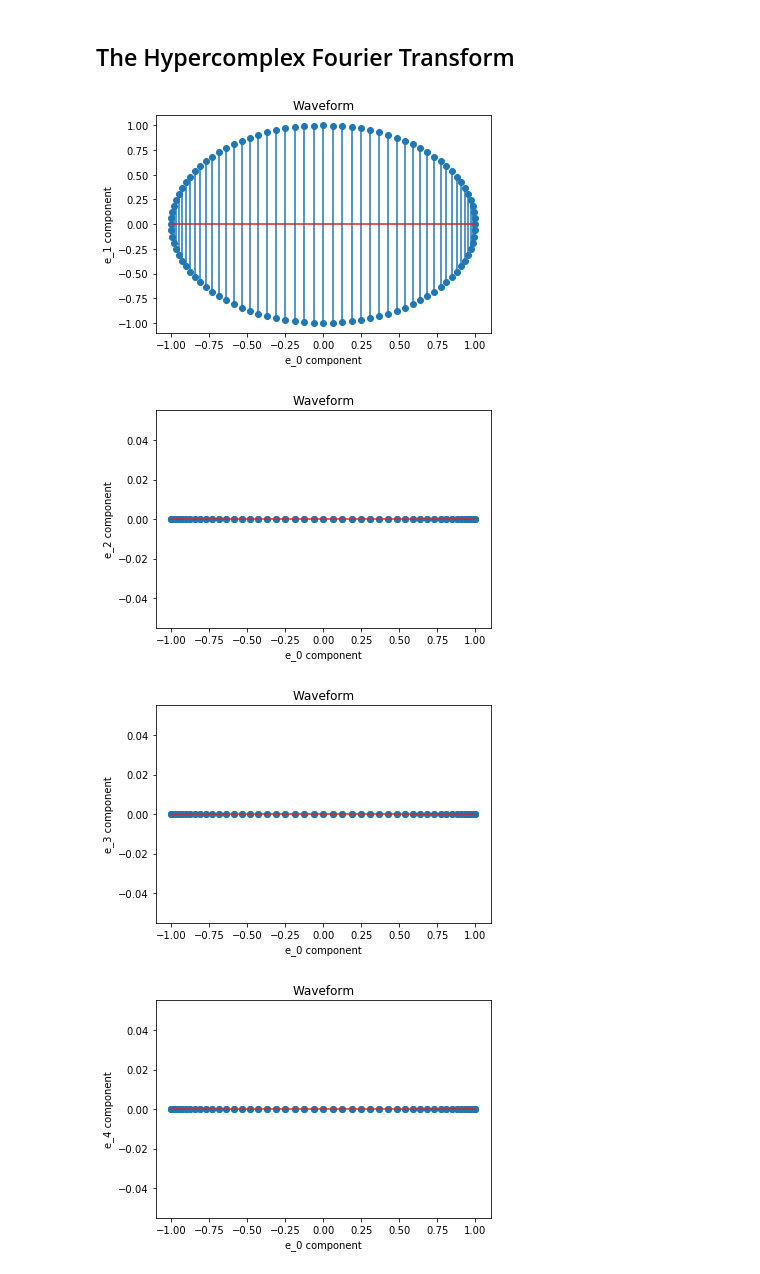
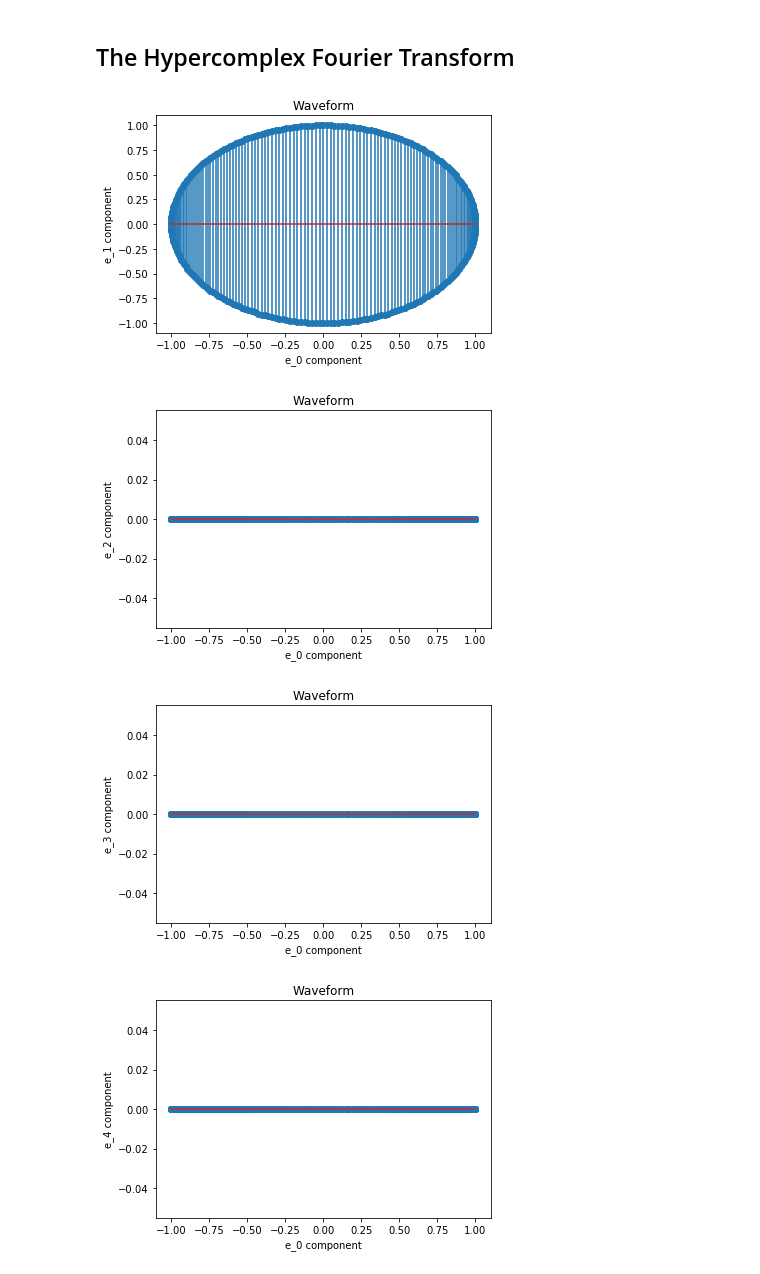
Before and after one commit to brandontrabucco/program-hdc, a Jupyter notebook: hypercomplex.ipynb, the cells around one changed output. Drawn from its saved outputs; the diff is of its cells as text; code cells hidden in the pictures.

```diff
--- a/hypercomplex.ipynb
+++ b/hypercomplex.ipynb
@@ -168,26 +131,8 @@ import numpy as np
 import matplotlib.pyplot as plt
 
 
-N = 100
-S = 10
+N = 256
 M = 32
-
-
-keys = []
-for _ in range(S):
-    rows = np.random.normal(0.0, 1.0, (N, M))
-    row_magnitudes = np.sum(rows * rows, axis=1, keepdims=True)**(1/2)
-    k = rows / row_magnitudes
-    keys += [k]
-
-
-values = []
-for _ in range(S):
-    rows = np.random.normal(0.0, 1.0, (N, M))
-    row_magnitudes = np.sum(rows * rows, axis=1, keepdims=True)**(1/2)
-    v = rows / row_magnitudes
-    values += [v]
-
 
 def hypercomplex_conjugate(a, m=M):
     if m == 1:
@@ -227,14 +172,6 @@ def hypercomplex_multiply(a, b, m=M):
             a[..., (m//2):],
             b[..., :(m//2)],
             b[..., (m//2):])
-
-
-def hypercomplex_dot(a, b, m=M):
-    return np.sum(
-        hypercomplex_multiply(
-            hypercomplex_conjugate(a, m=m),
-            b,
-            m=m), axis=0)
 
 
 def hypercomplex_dft(a, n=N, m=M, v=np.ones(M)):
@@ -268,39 +205,34 @@ def hypercomplex_idft(a, n=N, m=M, v=np.ones(M)):
         return np.concatenate([
             (amplitude * np.cos(2 * np.pi * coefficients * magnitude / n)),
             (np.tile(
                 amplitude * np.sin(2 * np.pi * coefficients * magnitude / n) / magnitude,
                 (1, 1, (m - 1))) * v[1:].reshape((1, 1, (m - 1))))], axis=2)
     return np.sum(
         hypercomplex_multiply(
             hypercomplex_euler(),
             np.tile(
                 a.reshape((n, 1, m)),
                 (1, n, 1)),
             m=m), axis=0)
 
 
-superposition = np.zeros((N, M))
-for k, v in zip(keys, values):
-    superposition += hypercomplex_multiply(k, v, m=M)
-
-
 test_kernel = np.zeros(M)
 test_kernel[1] = 1
 
 
 frequency = np.zeros((N, M))
 frequency[1, 0] = 1
 waveform = hypercomplex_idft(frequency, v=test_kernel)
 
 
 for i in range(1, M):
     plt.stem(waveform[:, 0], waveform[:, i])
     plt.xlabel("e_0 component")
     plt.ylabel("e_%d component" % i)
     plt.title("Waveform")
     plt.show()
 # %% [output]
-[figure, old version]
+[figure, new version]
-[figure, old version]
+[figure, new version]
-[figure, old version]
+[figure, new version]
-[figure, old version]
+[figure, new version]
```
Also changed, not shown: parts of 6 cells of this notebook.
